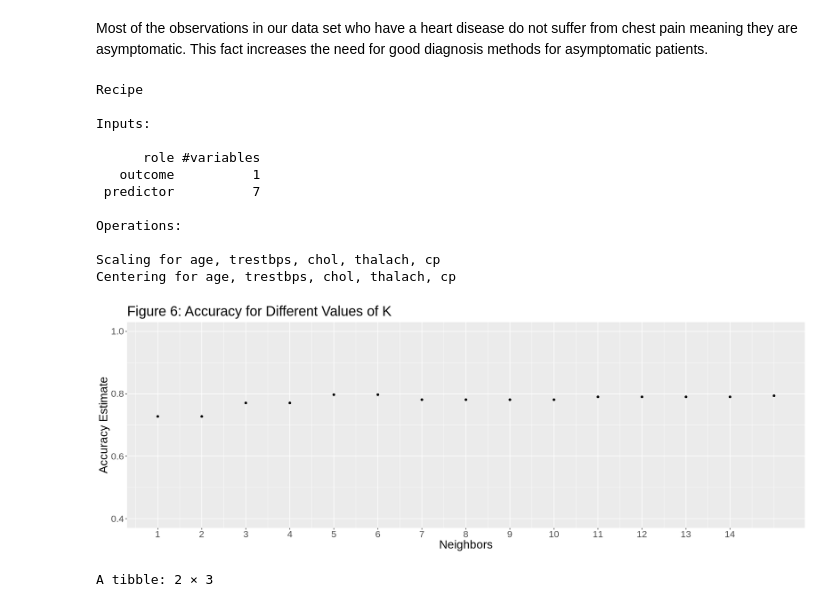
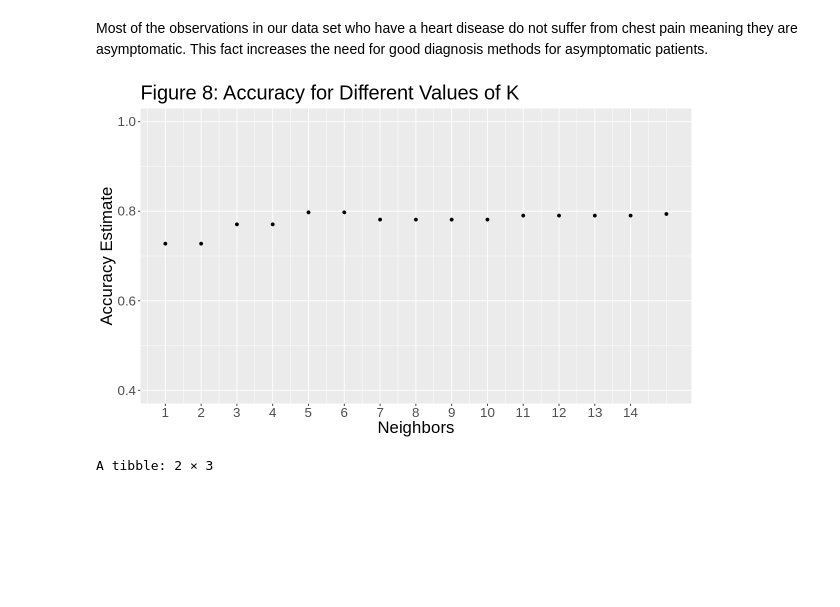
Before and after one commit to rebeccawuu/toy_ds_project, a Jupyter notebook: FinalProject (1).ipynb, the cells around one changed output. Cells and saved outputs as stored; diff of their text form; code cells hidden in the pictures; blank space fills up the shorter version.

```diff
--- a/FinalProject (1).ipynb
+++ b/FinalProject (1).ipynb
@@ -271,43 +271,28 @@ knn_vfold <- vfold_cv (heart_data_train, v = 5, strata = num)
 heart_recipe <- recipe (num ~ trestbps+fbs+age+sex+chol+thalach+cp, data = heart_data_train) |>
 step_scale (age, trestbps, chol, thalach,cp) |>
 step_center (age, trestbps, chol, thalach, cp)
-
-heart_recipe
-# %% [output]
-Recipe
-
-Inputs:
-
-      role #variables
-   outcome          1
- predictor          7
-
-Operations:
-
-Scaling for age, trestbps, chol, thalach, cp
-Centering for age, trestbps, chol, thalach, cp
 # %%
 gridvals <- tibble (neighbors = seq (1,15))
 knn_results <- workflow() |>
                add_recipe(heart_recipe) |>
                add_model(knn_tune) %>%
                tune_grid(resamples = knn_vfold, grid = gridvals) %>%
                collect_metrics()
 
 knn_accuracy <- knn_results |>
 filter (.metric == "accuracy")
 
 accuracy_plot <- ggplot (knn_accuracy, aes (x= neighbors, y= mean)) +
 geom_point () +
 xlab ("Neighbors") +
 ylab ("Accuracy Estimate") +
 theme(text = element_text(size = 20)) +
 scale_x_continuous(breaks = seq(0, 14, by = 1)) +
 scale_y_continuous(limits = c(0.4, 1.0))+
-ggtitle ("Figure 6: Accuracy for Different Values of K")
+ggtitle ("Figure 8: Accuracy for Different Values of K")
 accuracy_plot
 # %% [output]
-[figure, old version]
+[figure, new version]
 # %%
 #we can see in this graph that k=3 seems to be a good value
 knn_spec <- knn_tune <- nearest_neighbor(weight_func = "rectangular", neighbors = 5) |>
```
Also changed, not shown: parts of 4 cells of this notebook.
